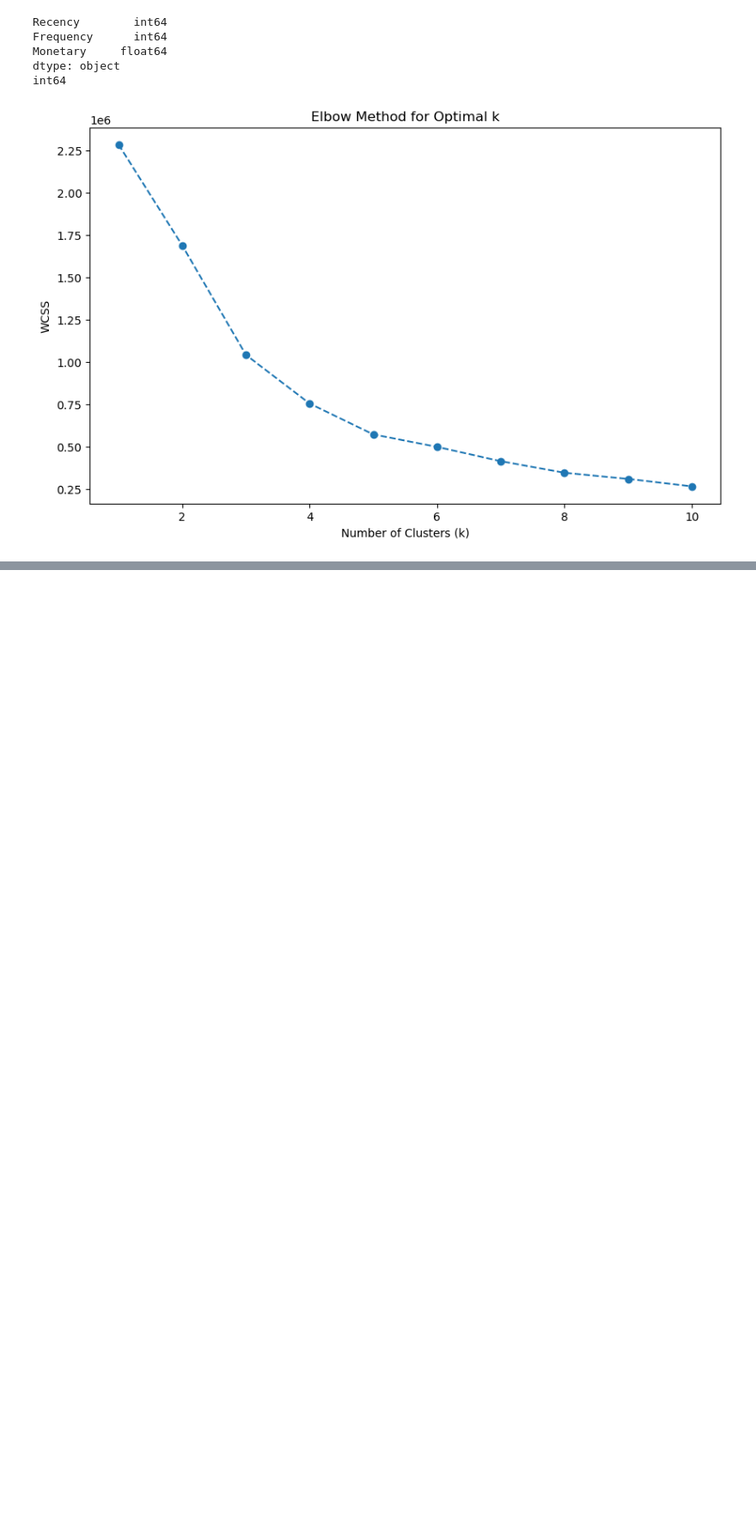
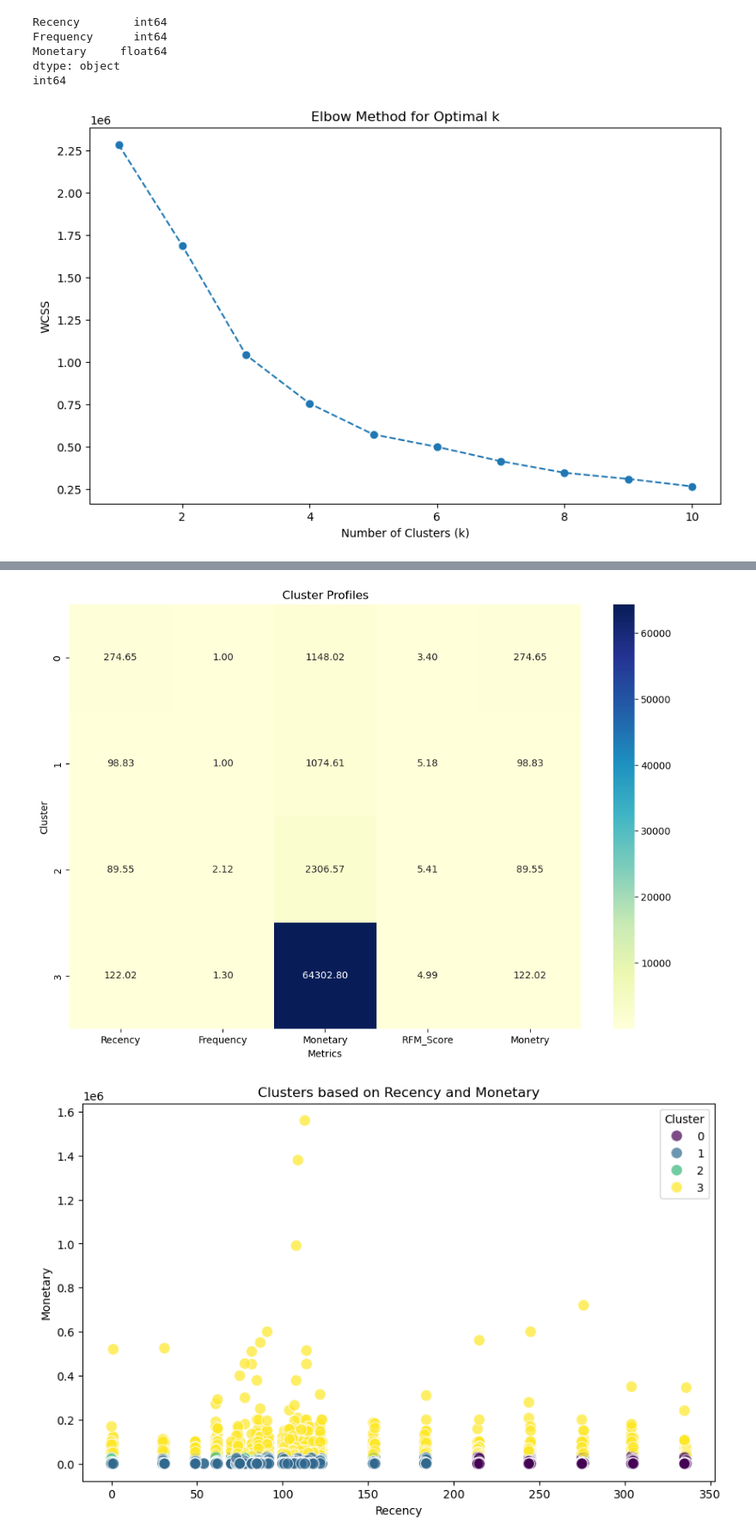
Before and after one commit to usman666/Optimising-Retail-Banking-Strategies, a Jupyter notebook: Analyis.ipynb, the cells around one changed output, grey strips where cells are left out. Shown at 86% size. Cells and saved outputs as stored; diff of their text form; code cells hidden in the pictures; blank space fills up the shorter version.

```diff
--- a/Analyis.ipynb
+++ b/Analyis.ipynb
@@ -584,2 +576,21 @@ plt.show()
 # %% [output]
 [figure]
+# %%
+# Analysis of clusters
+
+# Apply K-Means with the optimal number of clusters
+optimal_k = 4  # Replace with the value determined from the elbow method
+kmeans = KMeans(n_clusters=optimal_k, random_state=42)
+rfm['Cluster'] = kmeans.fit_predict(rfm_scaled)
+
+# Select only numeric columns for analysis
+numeric_columns = rfm.select_dtypes(include=['float64', 'int64'])  # Ensure only numeric columns are selected
+
+# Add the 'Cluster' column back to the numeric DataFrame
+numeric_columns['Cluster'] = rfm['Cluster']
+
+# Group by 'Cluster' and calculate the mean
+cluster_analysis = numeric_columns.groupby('Cluster').mean()
+
+# Display the cluster analysis
+cluster_analysis
@@ -585,0 +632,31 @@ plt.show()
+# %%
+
+# Calculate the mean for each cluster
+cluster_profile = numeric_columns.groupby('Cluster').mean()
+
+# Visualize the cluster profiles
+plt.figure(figsize=(12, 8))
+sns.heatmap(cluster_profile, annot=True, fmt=".2f", cmap="YlGnBu", cbar=True)
+plt.title("Cluster Profiles")
+plt.xlabel("Metrics")
+plt.ylabel("Cluster")
+plt.show()
+
+# Scatter plot for visualizing clusters
+plt.figure(figsize=(10, 6))
+sns.scatterplot(
+    x=rfm['Recency'],
+    y=rfm['Monetary'],
+    hue=rfm['Cluster'],
+    palette='viridis',
+    s=100,
+    alpha=0.7
+)
+plt.title("Clusters based on Recency and Monetary")
+plt.xlabel("Recency")
+plt.ylabel("Monetary")
+plt.legend(title="Cluster")
+plt.show()
+# %% [output]
+[figure, added]
+[figure, added]
```
Also changed, not shown: parts of 7 cells of this notebook.
